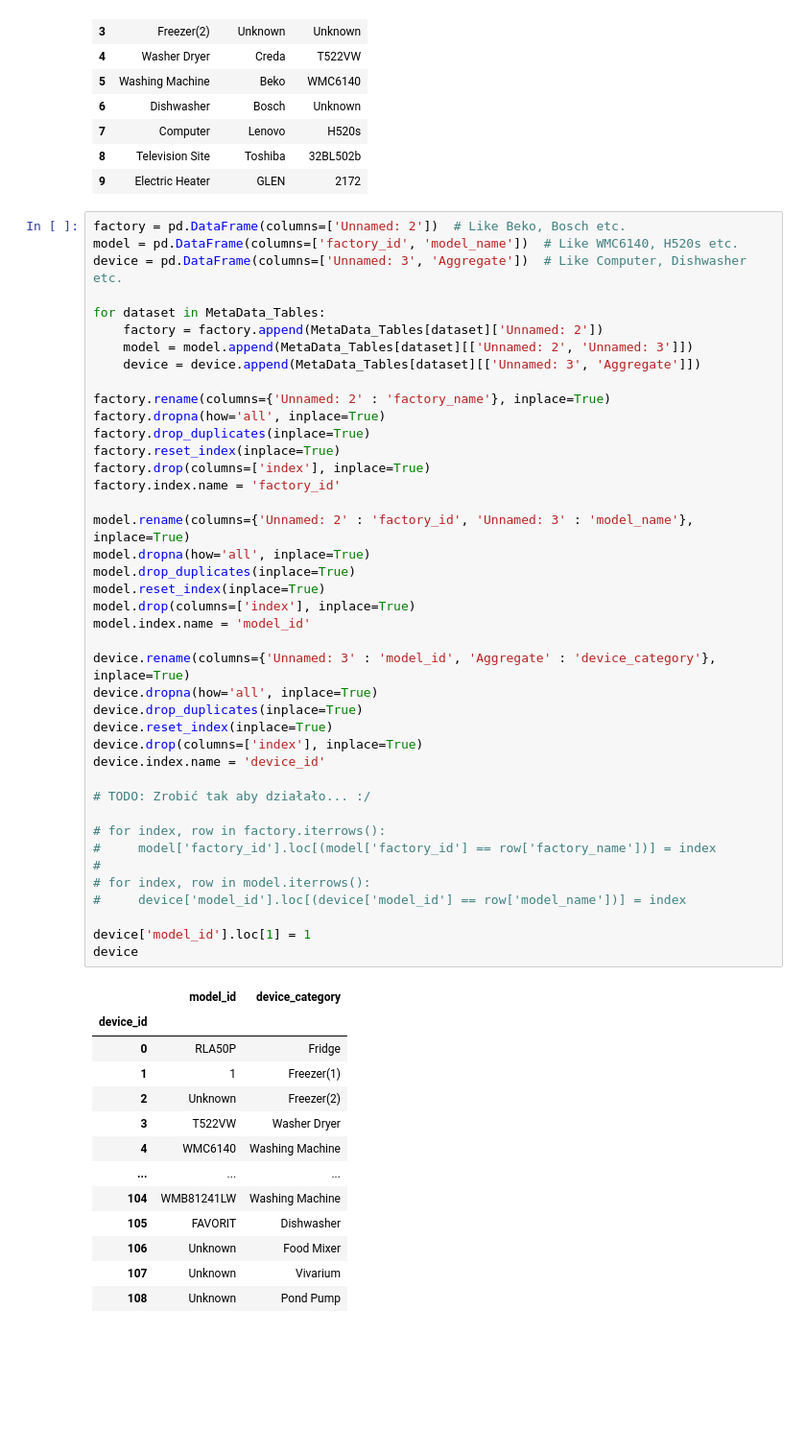
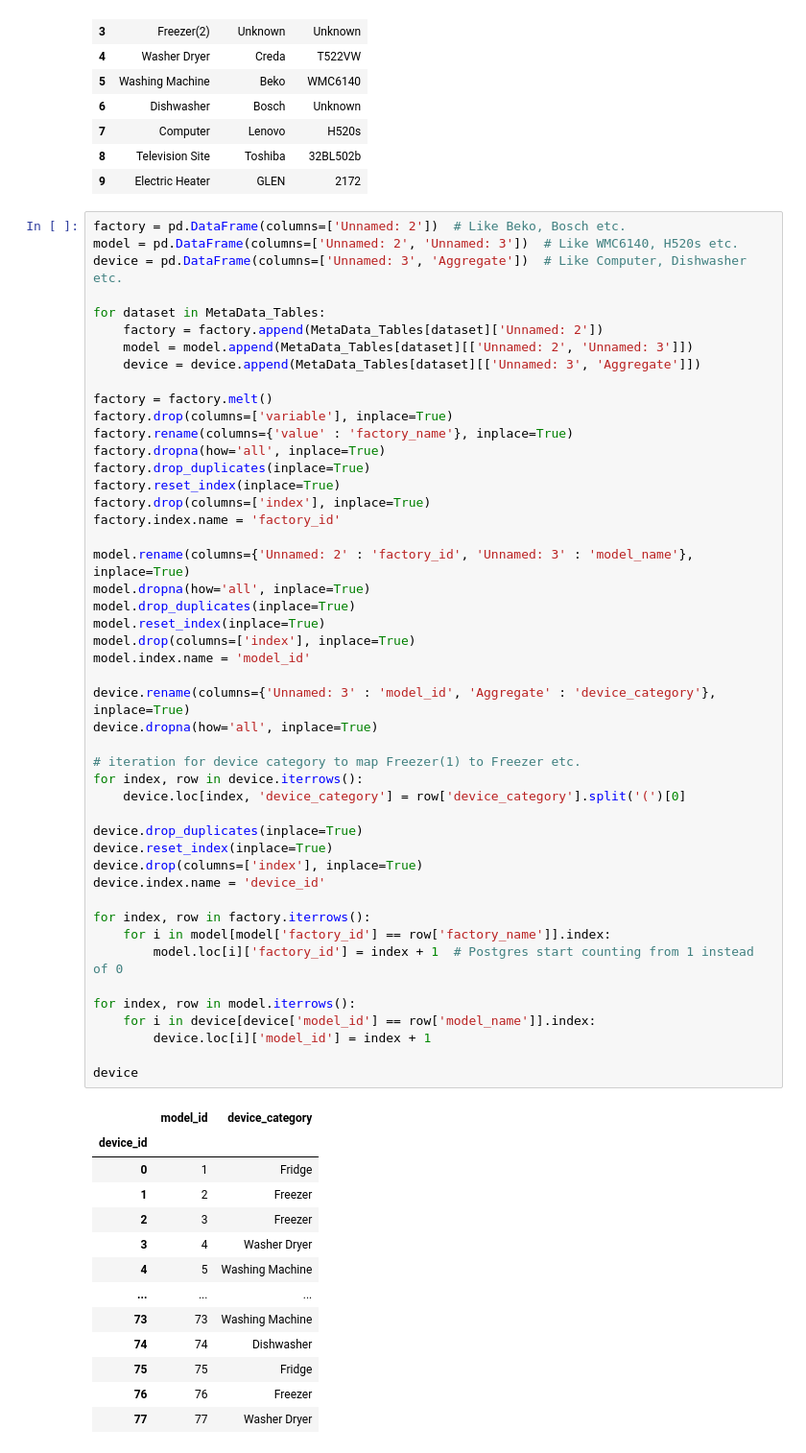
Before and after one commit to wkula/ADB_project, a Jupyter notebook: Data_insert.ipynb, the cells around one changed output. Shown: that part at 96% size. Saved outputs shown, nothing was run; the diff lists cells and outputs as text; blank space fills up the shorter version.

Commit message:
Almost working data import for metadata - problem with device table psycopg2.errors.NumericValueOutOfRange

```diff
--- a/Data_insert.ipynb
+++ b/Data_insert.ipynb
@@ -292,56 +293,62 @@ MetaData_Tables['House 1']
 | 9 | Electric Heater | GLEN | 2172 |
 # %%
 factory = pd.DataFrame(columns=['Unnamed: 2'])  # Like Beko, Bosch etc.
-model = pd.DataFrame(columns=['factory_id', 'model_name'])  # Like WMC6140, H520s etc.
+model = pd.DataFrame(columns=['Unnamed: 2', 'Unnamed: 3'])  # Like WMC6140, H520s etc.
 device = pd.DataFrame(columns=['Unnamed: 3', 'Aggregate'])  # Like Computer, Dishwasher etc.
 
 for dataset in MetaData_Tables:
     factory = factory.append(MetaData_Tables[dataset]['Unnamed: 2'])
     model = model.append(MetaData_Tables[dataset][['Unnamed: 2', 'Unnamed: 3']])
     device = device.append(MetaData_Tables[dataset][['Unnamed: 3', 'Aggregate']])
 
-factory.rename(columns={'Unnamed: 2' : 'factory_name'}, inplace=True)
+factory = factory.melt()
+factory.drop(columns=['variable'], inplace=True)
+factory.rename(columns={'value' : 'factory_name'}, inplace=True)
 factory.dropna(how='all', inplace=True)
 factory.drop_duplicates(inplace=True)
 factory.reset_index(inplace=True)
 factory.drop(columns=['index'], inplace=True)
 factory.index.name = 'factory_id'
 
 model.rename(columns={'Unnamed: 2' : 'factory_id', 'Unnamed: 3' : 'model_name'}, inplace=True)
 model.dropna(how='all', inplace=True)
 model.drop_duplicates(inplace=True)
 model.reset_index(inplace=True)
 model.drop(columns=['index'], inplace=True)
 model.index.name = 'model_id'
 
 device.rename(columns={'Unnamed: 3' : 'model_id', 'Aggregate' : 'device_category'}, inplace=True)
 device.dropna(how='all', inplace=True)
+
+# iteration for device category to map Freezer(1) to Freezer etc.
+for index, row in device.iterrows():
+    device.loc[index, 'device_category'] = row['device_category'].split('(')[0]
+
 device.drop_duplicates(inplace=True)
 device.reset_index(inplace=True)
 device.drop(columns=['index'], inplace=True)
 device.index.name = 'device_id'
 
-# TODO: Zrobić tak aby działało... :/
+for index, row in factory.iterrows():
+    for i in model[model['factory_id'] == row['factory_name']].index:
+        model.loc[i]['factory_id'] = index + 1  # Postgres start counting from 1 instead of 0
 
-# for index, row in factory.iterrows():
-#     model['factory_id'].loc[(model['factory_id'] == row['factory_name'])] = index
-#
-# for index, row in model.iterrows():
-#     device['model_id'].loc[(device['model_id'] == row['model_name'])] = index
+for index, row in model.iterrows():
+    for i in device[device['model_id'] == row['model_name']].index:
+        device.loc[i]['model_id'] = index + 1
 
-device['model_id'].loc[1] = 1
 device
 # %% [output]
 |  | model_id | device_category |
 | device_id |  |  |
-| 0 | RLA50P | Fridge |
-| 1 | 1 | Freezer(1) |
-| 2 | Unknown | Freezer(2) |
-| 3 | T522VW | Washer Dryer |
-| 4 | WMC6140 | Washing Machine |
+| 0 | 1 | Fridge |
+| 1 | 2 | Freezer |
+| 2 | 3 | Freezer |
+| 3 | 4 | Washer Dryer |
+| 4 | 5 | Washing Machine |
 | ... | ... | ... |
-| 104 | WMB81241LW | Washing Machine |
-| 105 | FAVORIT | Dishwasher |
-| 106 | Unknown | Food Mixer |
-| 107 | Unknown | Vivarium |
-| 108 | Unknown | Pond Pump |
+| 73 | 73 | Washing Machine |
+| 74 | 74 | Dishwasher |
+| 75 | 75 | Fridge |
+| 76 | 76 | Freezer |
+| 77 | 77 | Washer Dryer |
```
Also changed, not shown: parts of 4 cells of this notebook.
